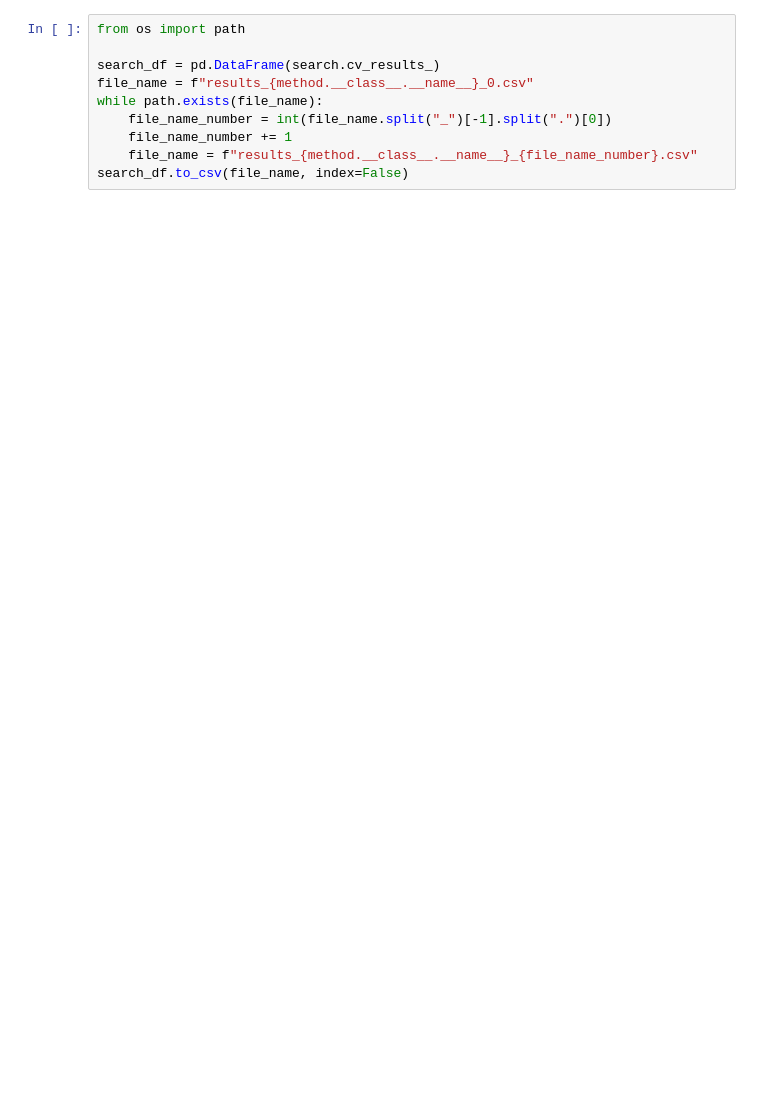
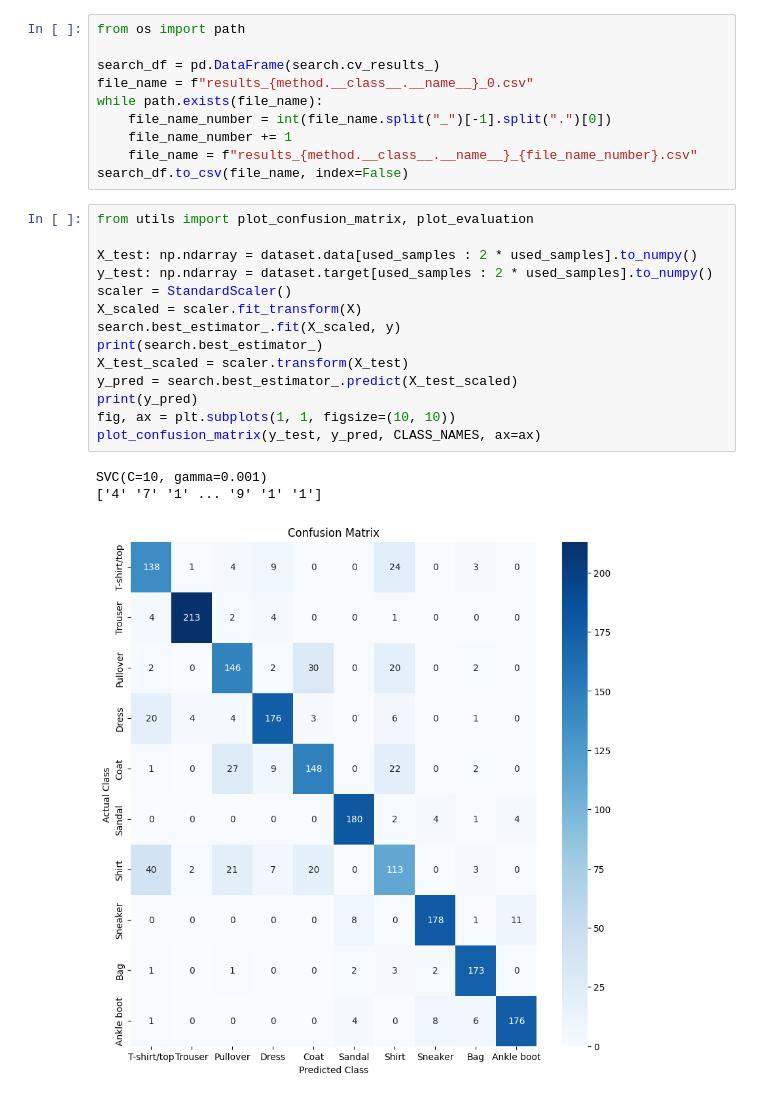
Before and after one commit to sogelink-research/ML-Course, a Jupyter notebook: notebooks/1-introduction/Solution-Classification_sklearn.ipynb, the cells around one changed output. Saved outputs shown, nothing was run; the diff lists cells and outputs as text; blank space fills up the shorter version.

```diff
--- a/notebooks/1-introduction/Solution-Classification_sklearn.ipynb
+++ b/notebooks/1-introduction/Solution-Classification_sklearn.ipynb
@@ -152,6 +186,24 @@ while path.exists(file_name):
     file_name_number += 1
     file_name = f"results_{method.__class__.__name__}_{file_name_number}.csv"
 search_df.to_csv(file_name, index=False)
+# %%
+from utils import plot_confusion_matrix, plot_evaluation
+
+X_test: np.ndarray = dataset.data[used_samples : 2 * used_samples].to_numpy()
+y_test: np.ndarray = dataset.target[used_samples : 2 * used_samples].to_numpy()
+scaler = StandardScaler()
+X_scaled = scaler.fit_transform(X)
+search.best_estimator_.fit(X_scaled, y)
+print(search.best_estimator_)
+X_test_scaled = scaler.transform(X_test)
+y_pred = search.best_estimator_.predict(X_test_scaled)
+print(y_pred)
+fig, ax = plt.subplots(1, 1, figsize=(10, 10))
+plot_confusion_matrix(y_test, y_pred, CLASS_NAMES, ax=ax)
+# %% [output]
+SVC(C=10, gamma=0.001)
+['4' '7' '1' ... '9' '1' '1']
+[figure, added]
 # %% [markdown]
 ## Other datasets
 
```
Also changed, not shown: parts of 3 cells of this notebook, 28 other files.
